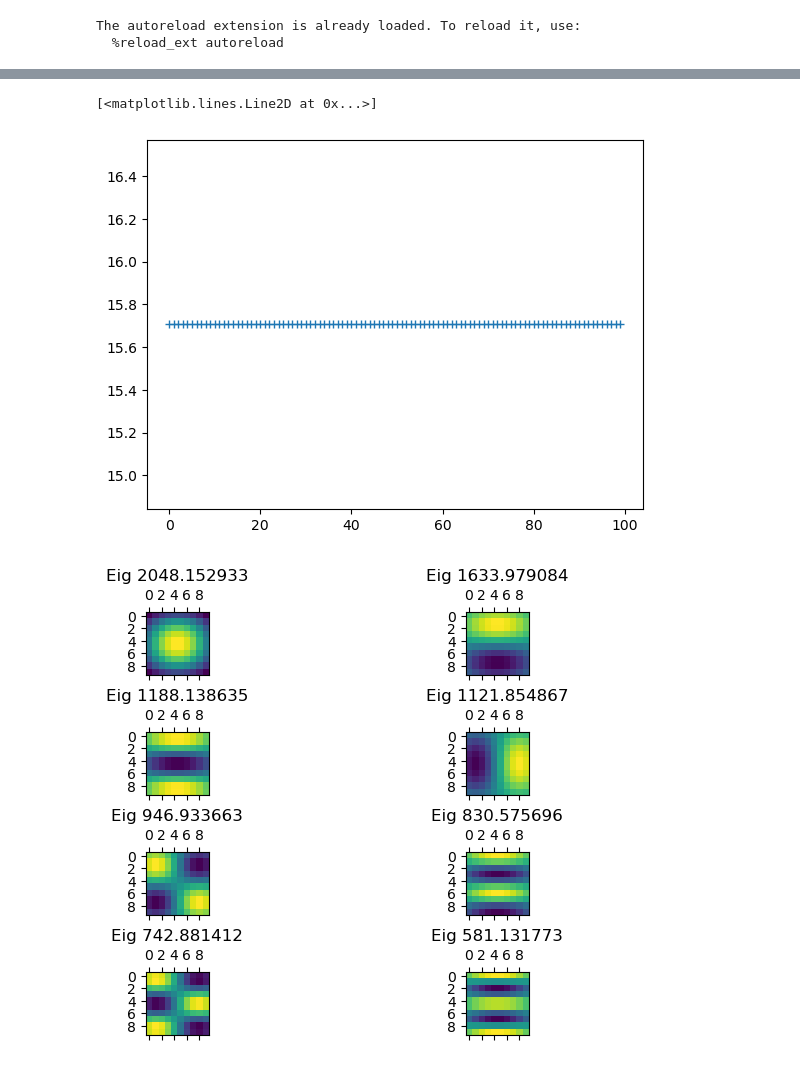
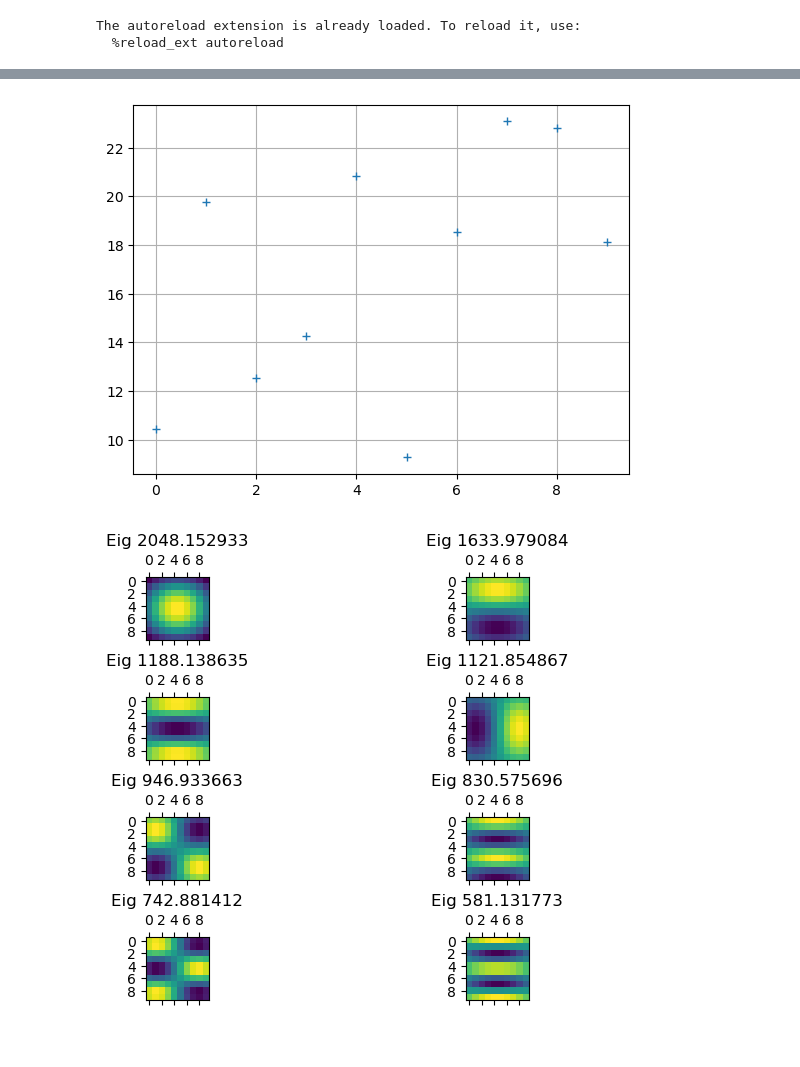
Before and after one commit to stoiver/Tohoku, a Jupyter notebook: notebook_okada_kl_test.ipynb, the cells around one changed output, grey strips where cells are left out. Saved outputs shown, nothing was run; the diff lists cells and outputs as text; code cells hidden in the pictures.

```diff
--- a/notebook_okada_kl_test.ipynb
+++ b/notebook_okada_kl_test.ipynb
@@ -14,13 +14,15 @@ import numpy as np
 E_subfault=10
 N_subfault=10
 
-depth=3.2e4
-length=3e5
-width=1.5e5
+km = 1000.0
+depth=32*km
+length=300*km
+width=150*km
 strike=195.0
 dip=14.0
 rake=87.0
 
+slip = 20.0
 
 epicenters_E, epicenters_N, epicenters_D = okl.subfaults(E_subfault, N_subfault, dip, strike, length, width)
 
@@ -27,0 +81,19 @@ epicenters_E, epicenters_N, epicenters_D = okl.subfaults(E_subfault, N_subfault,
+# %%
+slips, D, V, z, C_hat = okl.kl_slipfield(epicenters_E, epicenters_N, epicenters_D, length, width, slip)
+
+## the eigenvvectors are not orthogonal to constant vector.
+from numpy import linalg as LA
+D,V = LA.eigh(C_hat)
+print(V.shape)
+print(C_hat.shape)
+
+from numpy.linalg import norm
+
+print(norm(C_hat - C_hat.T))
+
+for i in range(100):
+    s = V[:,i].sum()
+
+    if np.abs(s) > 1e-10:
+        print(i, s)
+        #plt.matshow(V[:,i].reshape(10,10))
@@ -28,15 +118,17 @@ epicenters_E, epicenters_N, epicenters_D = okl.subfaults(E_subfault, N_subfault,
 # %%
 slip=20.0
 opening=10.0
 
 aver = []
-for i in range(100):
-        slips, D, V, z = okl.kl_slipfield(epicenters_E, epicenters_N, epicenters_D, length, width, slip)
+for i in range(10):
+        slips, D, V, z, C_hat = okl.kl_slipfield(epicenters_E, epicenters_N, epicenters_D, length, width, slip)
+        #print(slips)
+        #print(np.average(slips))
         aver.append(np.average(slips))
 plt.plot(aver,'+')
+plt.grid(True)
 # %% [output]
-[<matplotlib.lines.Line2D at 0x...>]
-[figure, old version]
+[figure, new version]
 # %%
 nr = 4
 nc = 2
```
Also changed, not shown: parts of 6 cells of this notebook, 2 other files.
